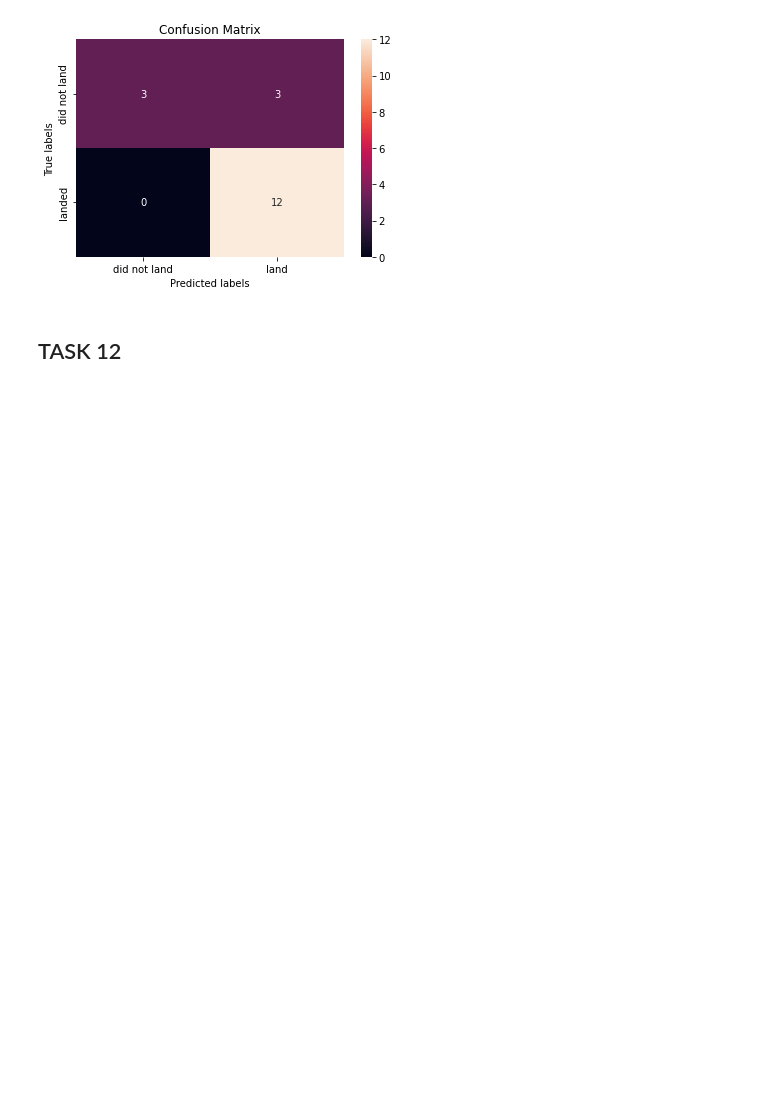
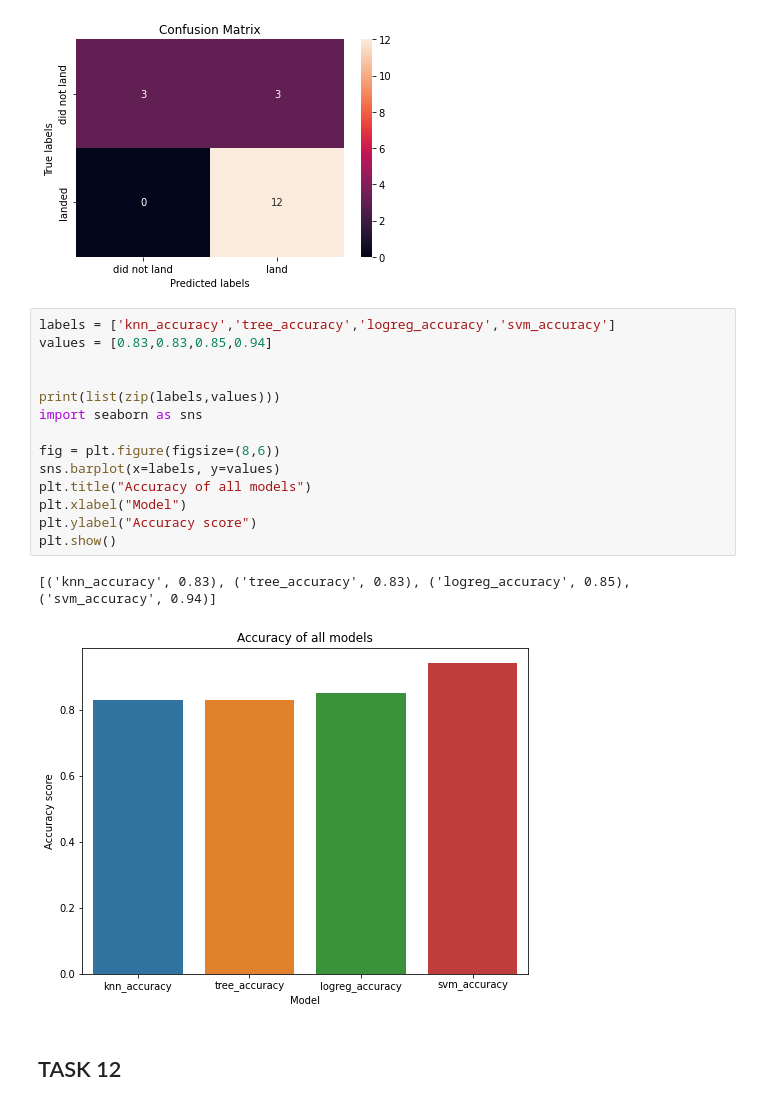
Before and after one commit to tushar-anand15/coursera_ibm_ml, a Jupyter notebook: SpaceX_Machine Learning Prediction_Part_5.ipynb, the cells around one changed output. Saved outputs shown, nothing was run; the diff lists cells and outputs as text; blank space fills up the shorter version.

```diff
--- a/SpaceX_Machine Learning Prediction_Part_5.ipynb
+++ b/SpaceX_Machine Learning Prediction_Part_5.ipynb
@@ -345,6 +349,23 @@ yhat = knn_cv.predict(X_test)
 plot_confusion_matrix(Y_test,yhat)
 # %% [output]
 [figure]
+# %%
+labels = ['knn_accuracy','tree_accuracy','logreg_accuracy','svm_accuracy']
+values = [0.83,0.83,0.85,0.94]
+
+
+print(list(zip(labels,values)))
+import seaborn as sns
+
+fig = plt.figure(figsize=(8,6))
+sns.barplot(x=labels, y=values)
+plt.title("Accuracy of all models")
+plt.xlabel("Model")
+plt.ylabel("Accuracy score")
+plt.show()
+# %% [output]
+[('knn_accuracy', 0.83), ('tree_accuracy', 0.83), ('logreg_accuracy', 0.85), ('svm_accuracy', 0.94)]
+[figure, added]
 # %% [markdown]
 ## TASK  12
 # %% [markdown]
```
Also changed, not shown: parts of 6 cells of this notebook, 6 other files.
